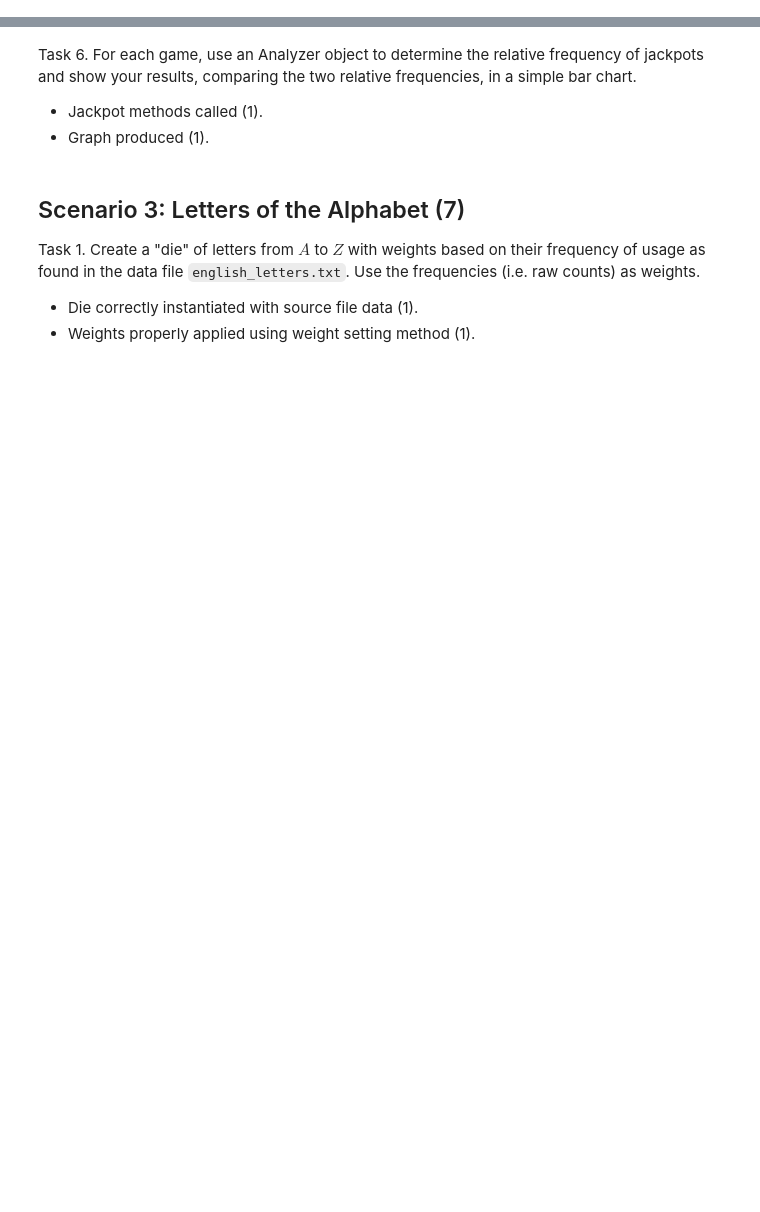
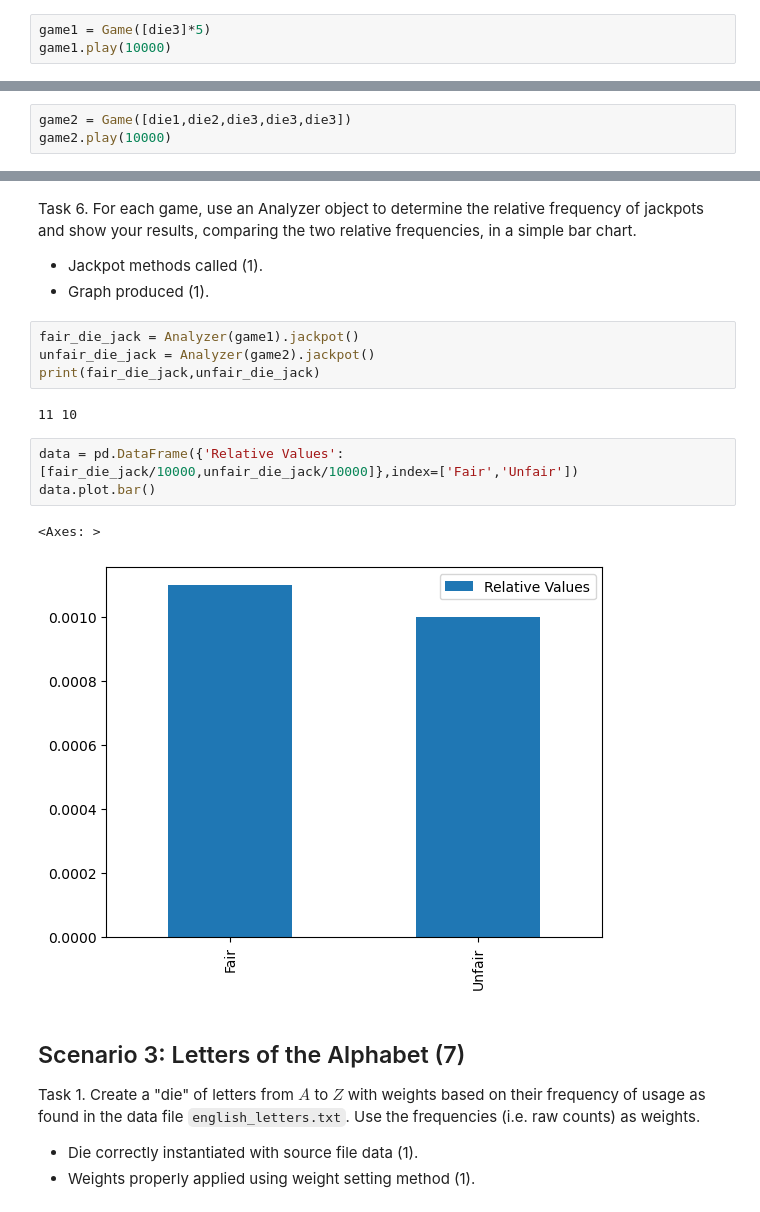
Before and after one commit to willtenpas/willtenpas_ds5100_montecarlosimulator, a Jupyter notebook: FinalProjectTemplate.ipynb, the cells around one changed output, grey strips where cells are left out. Drawn from its saved outputs; the diff is of its cells as text; blank space fills up the shorter version.

```diff
--- a/FinalProjectTemplate.ipynb
+++ b/FinalProjectTemplate.ipynb
@@ -495,3 +495,6 @@ Task 4. Play a game of $10000$ rolls with $5$ fair dice.
 
 - Game class properly instantiated (1).
 - Play method called properly (1).
+# %%
+game1 = Game([die3]*5)
+game1.play(10000)
@@ -500,3 +518,6 @@ Task 5. Play another game of $10000$ rolls, this time with $2$ unfair dice, one
 
 - Game class properly instantiated (1).
 - Play method called properly (1).
+# %%
+game2 = Game([die1,die2,die3,die3,die3])
+game2.play(10000)
@@ -505,6 +541,18 @@ Task 6. For each game, use an Analyzer object to determine the relative frequenc
 
 - Jackpot methods called (1).
 - Graph produced (1).
+# %%
+fair_die_jack = Analyzer(game1).jackpot()
+unfair_die_jack = Analyzer(game2).jackpot()
+print(fair_die_jack,unfair_die_jack)
+# %% [output]
+11 10
+# %%
+data = pd.DataFrame({'Relative Values':[fair_die_jack/10000,unfair_die_jack/10000]},index=['Fair','Unfair'])
+data.plot.bar()
+# %% [output]
+<Axes: >
+[figure, added]
 # %% [markdown]
 ## Scenario 3: Letters of the Alphabet (7)
 
```
Also changed, not shown: parts of 20 cells of this notebook, 4 other files.
